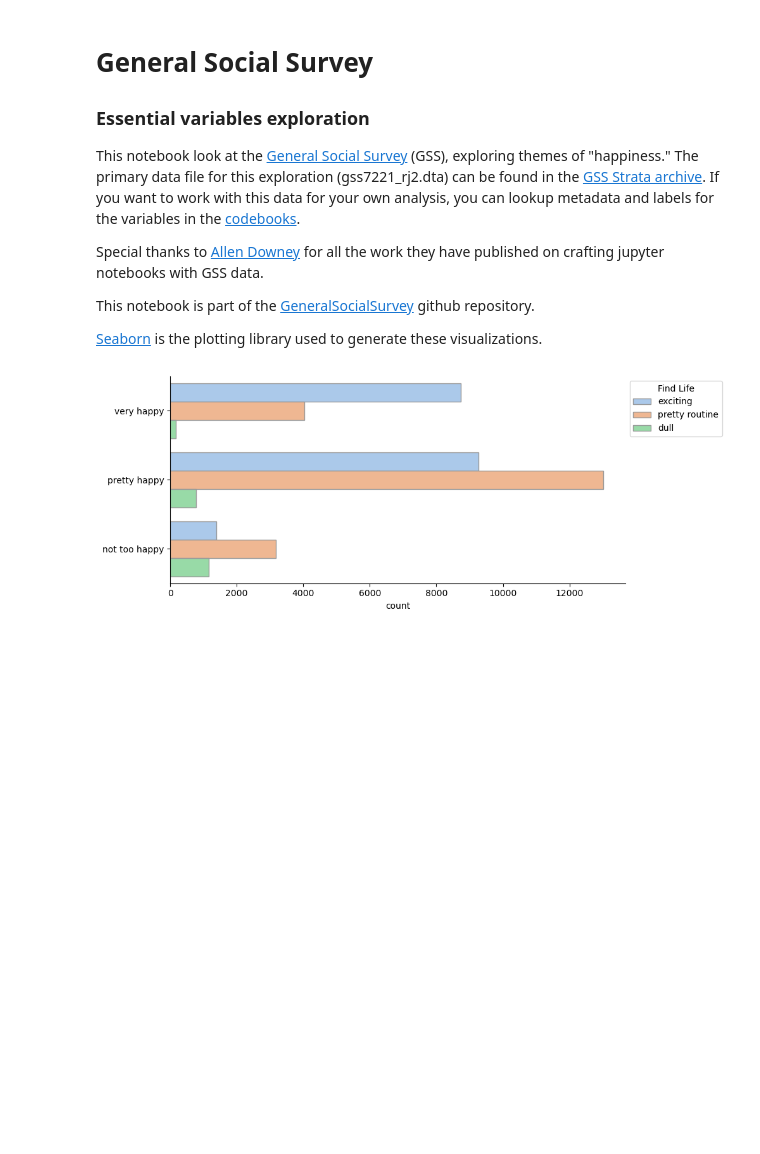
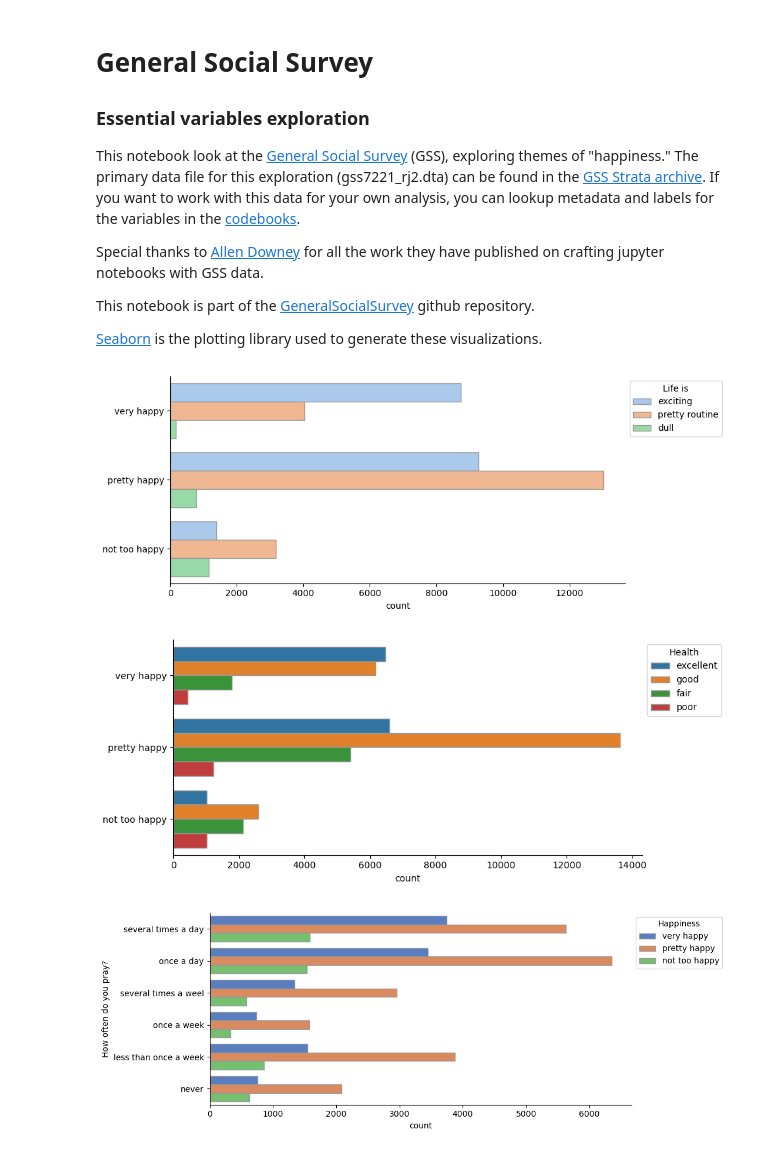
Before and after one commit to CulleyHarrelson/GeneralSocialSurvey, a Jupyter notebook: GSS-Happiness.ipynb, the cells around one changed output. Drawn from its saved outputs; the diff is of its cells as text; code cells hidden in the pictures; blank space fills up the shorter version.

Commit message:
updating happiness plots

```diff
--- a/GSS-Happiness.ipynb
+++ b/GSS-Happiness.ipynb
@@ -31,14 +31,41 @@ gss_functions.gss_replace_invalid(gss)
             print(f"'{column}', ", end="")
     print()
 # %%
+# happy x life
 i = sns.catplot(
     data=gss, y="happy", hue="life", kind="count",
     palette="pastel", edgecolor=".6",legend=False, height=4, aspect=2
 )
 
 i.set_yticklabels(['very happy', 'pretty happy', 'not too happy'])
 i.set_ylabels('')
-plt.legend(title='Find Life', labels=['exciting', 'pretty routine', 'dull'], loc = 2, bbox_to_anchor = (1,1))
+plt.legend(title='Life is', labels=['exciting', 'pretty routine', 'dull'], loc = 2, bbox_to_anchor = (1,1))
 plt.draw()
+
+# happy x health
+i = sns.catplot(
+    data=gss, y="happy", hue="health", kind="count",
+    palette="tab10", edgecolor=".6",legend=False, height=4, aspect=2
+)
+
+i.set_yticklabels(['very happy', 'pretty happy', 'not too happy'])
+i.set_ylabels('')
+plt.legend(title='Health', labels=['excellent', 'good', 'fair', 'poor'], loc = 2, bbox_to_anchor = (1,1))
+plt.draw()
+
+# pray x happy
+i = sns.catplot(
+    data=gss, y="pray", hue="happy", kind="count",
+    palette="muted", edgecolor=".6",legend=False, height=4, aspect=2
+)
+
+pray = ['several times a day', 'once a day', 'several times a weel', 'once a week', 'less than once a week', 'never']
+
+i.set_yticklabels(pray)
+i.set_ylabels('How often do you pray?')
+plt.legend(title='Happiness', labels=['very happy', 'pretty happy', 'not too happy'], loc = 2, bbox_to_anchor = (1,1))
+plt.draw()
 # %% [output]
 [figure]
+[figure, added]
+[figure, added]
```
Also changed, not shown: 1 other file.
